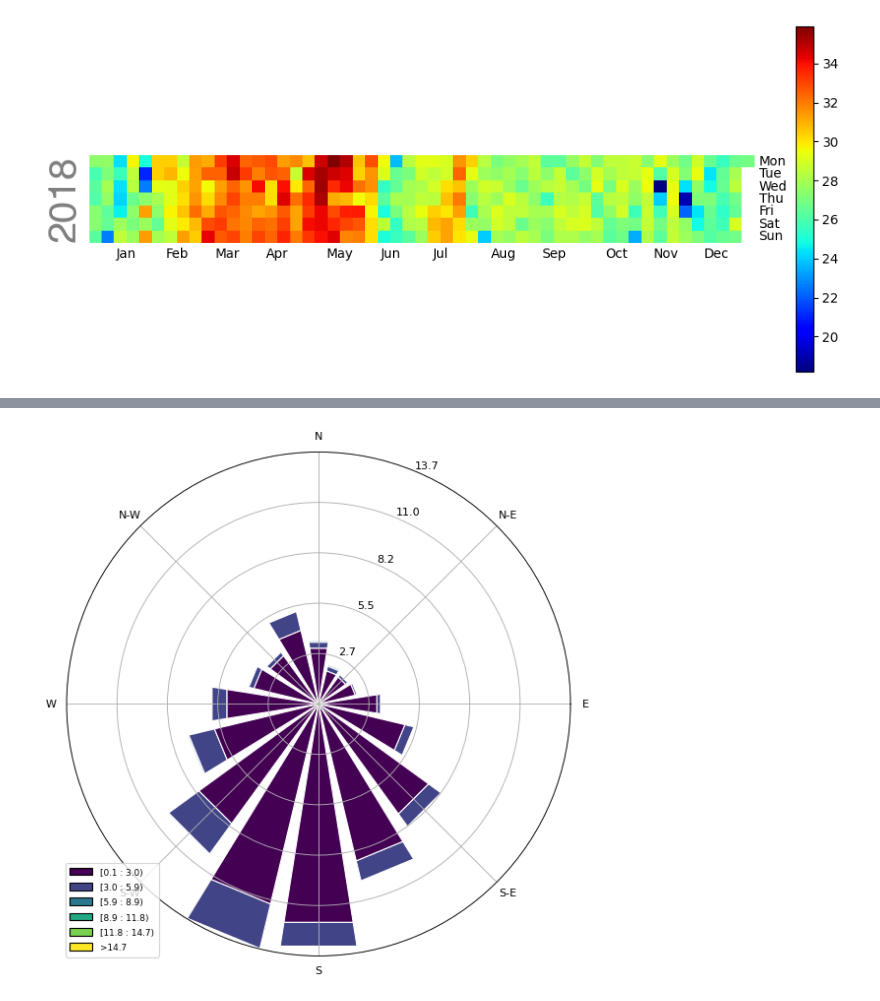
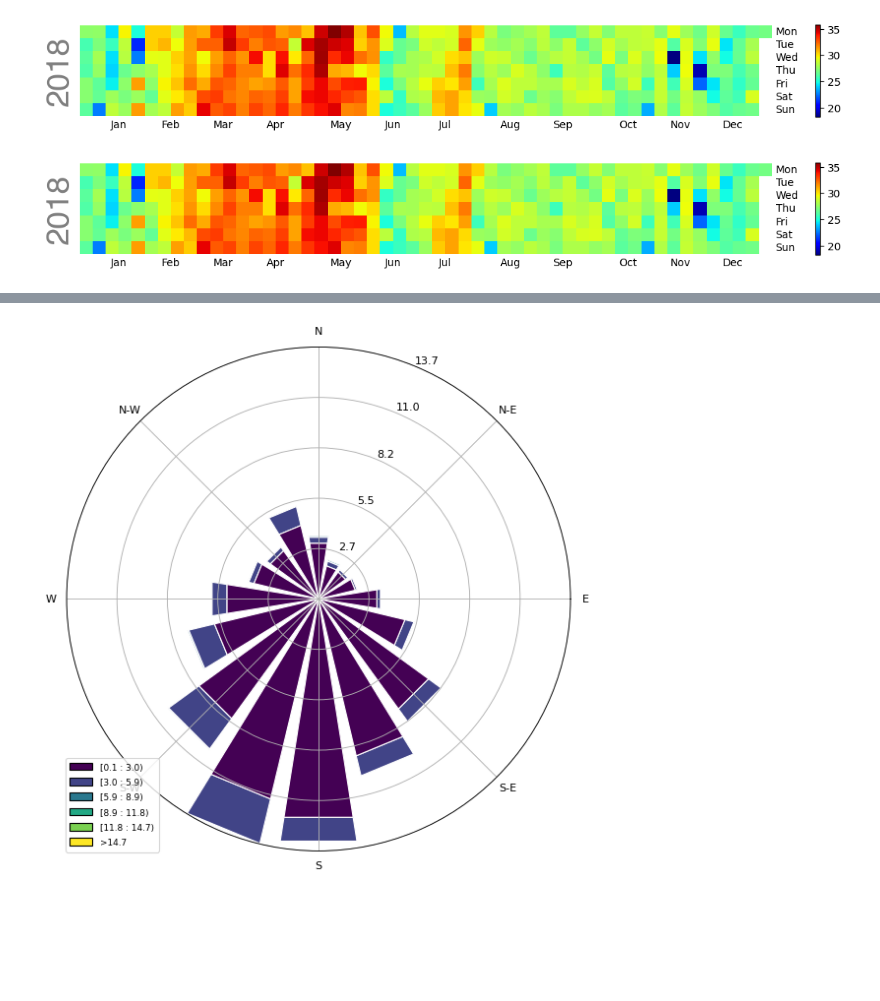
Before and after one commit to AltamarMx/seminars, a Jupyter notebook: 2024/icf_estudiantes/002_temixco_calplot.ipynb, the cells around one changed output, grey strips where cells are left out. Cells and saved outputs as stored; diff of their text form; code cells hidden in the pictures; blank space fills up the shorter version.

```diff
--- a/2024/icf_estudiantes/002_temixco_calplot.ipynb
+++ b/2024/icf_estudiantes/002_temixco_calplot.ipynb
@@ -15,11 +15,18 @@ df = read_epw(f,alias=True)
 # %%
 #| label: fig-to-calplot
 #| fig-cap: Temperaturas máximas diarias en Temixco, Morelos.
 calplot.calplot(df.To.resample('D').max(),
-                linewidth=0,
-                figsize=(10,4),cmap='jet',colorbar=None);
+                linewidth=0,cmap='jet',colorbar=None);
 # %% [output]
-[figure, old version]
+[figure, new version]
+# %%
+#| label: fig-to-calplot-2
+#| fig-cap: Temperaturas máximas diarias en Temixco, Morelos.
+calplot.calplot(df.To.resample('D').max(),
+                linewidth=0,
+                cmap='jet',colorbar=None);
+# %% [output]
+[figure, added]
 # %%
 #| label: fig-ig-calplot
 #| fig-cap: Irradiancia diaria en Temixco, Morelos.
```
Also changed, not shown: parts of 1 cell of this notebook, 24 other files.
